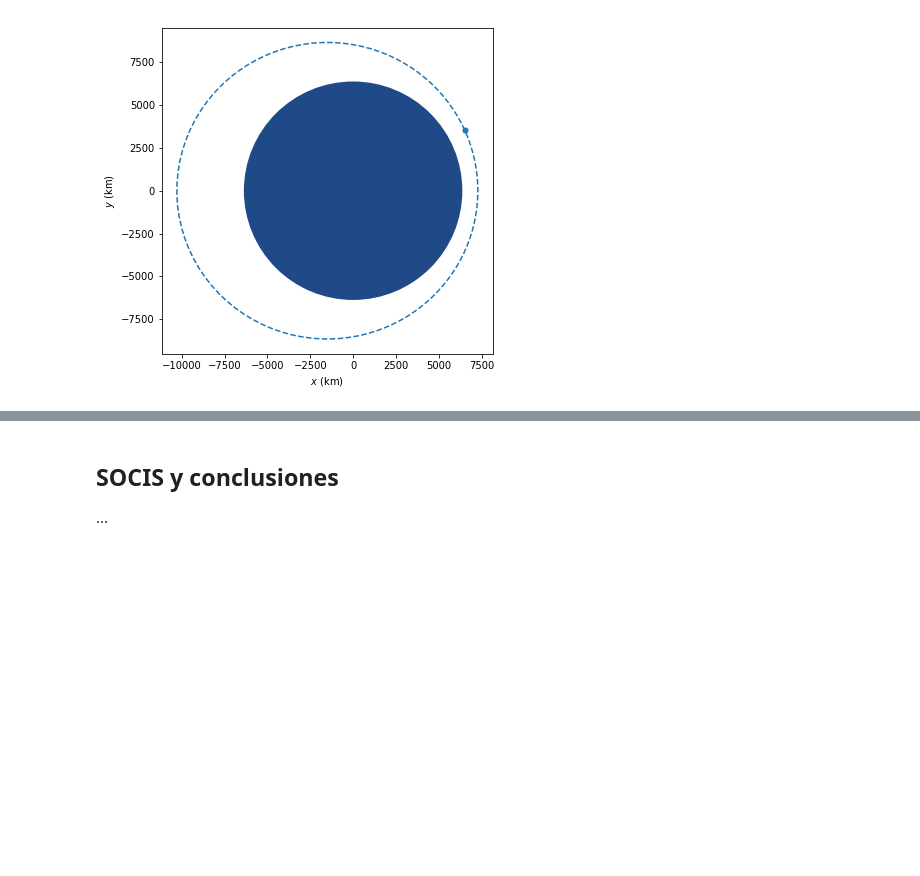
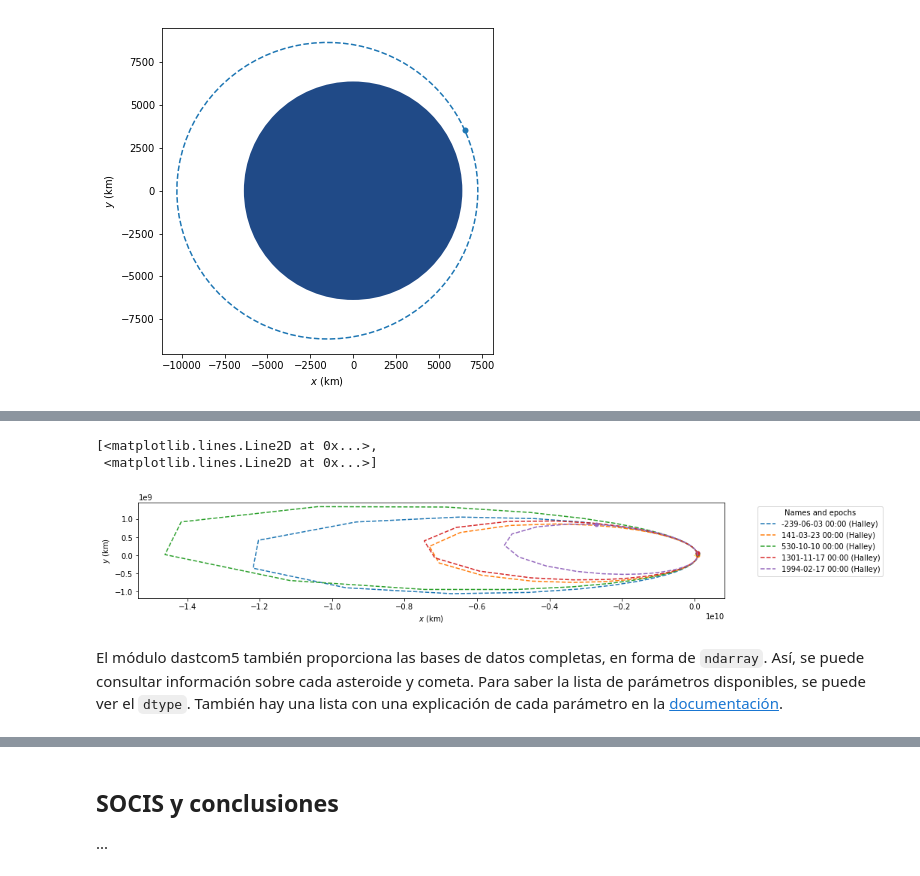
Before and after one commit to poliastro/pycones2017-talk, a Jupyter notebook: ¡Atrapa ese asteroide con poliastro!.ipynb, the cells around one changed output, grey strips where cells are left out. Cells and saved outputs as stored; diff of their text form; code cells hidden in the pictures; blank space fills up the shorter version.

```diff
--- a/¡Atrapa ese asteroide con poliastro!.ipynb
+++ b/¡Atrapa ese asteroide con poliastro!.ipynb
@@ -80,0 +173,10 @@ plot(ss);
+# %%
+halleys = dastcom5.orbit_from_name('1P')
+
+frame = OrbitPlotter()
+frame.plot(halleys[0], label='Halley')
+frame.plot(halleys[5], label='Halley')
+frame.plot(halleys[10], label='Halley')
+frame.plot(halleys[20], label='Halley')
+frame.plot(halleys[-1], label='Halley')
+# %% [output]
@@ -80,0 +184,5 @@ plot(ss);
+[<matplotlib.lines.Line2D at 0x...>,
+ <matplotlib.lines.Line2D at 0x...>]
+[figure, added]
+# %% [markdown]
+El módulo dastcom5 también proporciona las bases de datos completas, en forma de `ndarray`. Así, se puede consultar información sobre cada asteroide y cometa. Para saber la lista de parámetros disponibles, se puede ver el `dtype`. También hay una lista con una explicación de cada parámetro en la [documentación](http://docs.poliastro.space/en/latest/dastcom5%20parameters.html).
```
Also changed, not shown: parts of 22 cells of this notebook, 5 other files.
